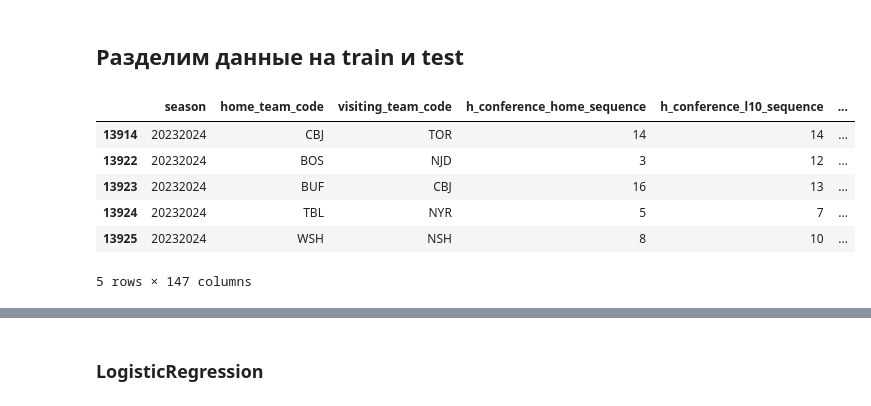
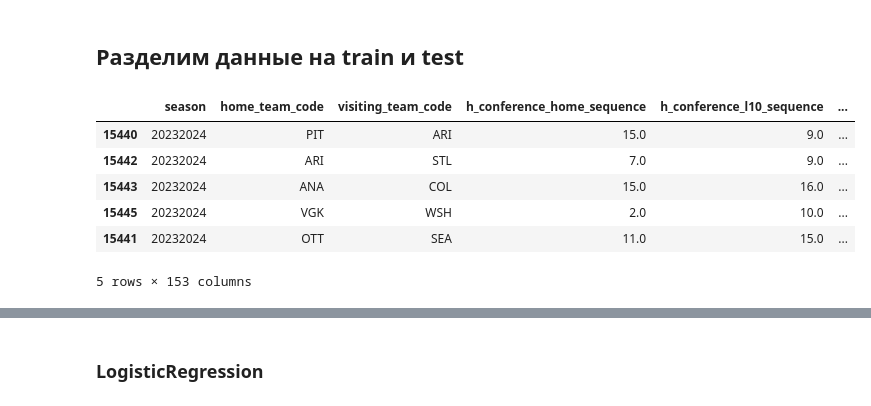
Before and after one commit to maxgalanov/nhl-ml-project, a Jupyter notebook: nhl_project/notebooks/EDA_train_model.ipynb, the cells around one changed output, grey strips where cells are left out. Cells and saved outputs as stored; diff of their text form; code cells hidden in the pictures.

```diff
--- a/nhl_project/notebooks/EDA_train_model.ipynb
+++ b/nhl_project/notebooks/EDA_train_model.ipynb
@@ -44,0 +164,4 @@ df_games.head()
+# %%
+df_games = df_games.toPandas()
+teams_stat = teams_stat.toPandas()
+nhl_games_odds = nhl_games_odds.toPandas()
@@ -49,2 +173,0 @@ missingno.matrix(df_games, figsize=(20, 7), label_rotation=45, fontsize=10);
-# %%
-df_games.dropna(inplace=True)
@@ -116,3 +285,17 @@ fig.update_layout(
 )
 
 fig.show()
+# %%
+games_merged = (
+    pd.merge(
+        df_games,
+        nhl_games_odds,
+        on=["home_team_name", "game_date", "visiting_team_name"],
+        how="inner",
+    )
+    .sort_values(by="game_date")
+    .fillna(0)
+)
+games_merged.drop(columns=["eastern_dt"], inplace=True)
+
+games_merged.tail()
@@ -119,41 +310,43 @@ fig.show()
 # %% [markdown]
 ## Разделим данные на train и test
 # %%
-df_games = df_games.sort_values(by='game_date')
+games_merged = games_merged.sort_values(by="game_date").drop(
+    columns=[
+        "game_source_id",
+        "eastern_start_time",
+        "game_date",
+        "game_type",
+        "score_delta",
+        "home_team_name",
+        "visiting_team_name",
+        "home_score",
+        "visiting_score",
+        "total_goals",
+        "v_team_name",
+        "h_team_name",
+    ]
+)
 
-test_index = int(0.05 * len(df_games))
+test_index = int(0.06 * len(games_merged))
 
-df_train = df_games.iloc[:-test_index]
-df_test = df_games.iloc[-test_index:]
+df_train = games_merged.iloc[:-test_index]
+df_test = games_merged.iloc[-test_index:]
 
-X_train = df_train.drop(columns=["game_source_id",
-                                 "game_date",
-                                 "game_type",
-                                 "score_delta",
-                                 "home_team_winner",
-                                 "home_score",
-                                 "visiting_score"])
+X_train = df_train.drop(columns=["home_team_winner"])
 y_train = df_train.home_team_winner
 
-X_test = df_test.drop(columns=["game_source_id",
-                               "game_date",
-                                "game_type",
-                                "score_delta",
-                                "home_team_winner",
-                                "home_score",
-                                "visiting_score"])
-
+X_test = df_test.drop(columns=["home_team_winner"])
 y_test = df_test.home_team_winner
 
 X_train.tail()
 # %% [output]
 |  | season | home_team_code | visiting_team_code | h_conference_home_sequence | h_conference_l10_sequence | ... |
-| 13914 | 20232024 | CBJ | TOR | 14 | 14 | ... |
-| 13922 | 20232024 | BOS | NJD | 3 | 12 | ... |
-| 13923 | 20232024 | BUF | CBJ | 16 | 13 | ... |
-| 13924 | 20232024 | TBL | NYR | 5 | 7 | ... |
-| 13925 | 20232024 | WSH | NSH | 8 | 10 | ... |
+| 15440 | 20232024 | PIT | ARI | 15.0 | 9.0 | ... |
+| 15442 | 20232024 | ARI | STL | 7.0 | 9.0 | ... |
+| 15443 | 20232024 | ANA | COL | 15.0 | 16.0 | ... |
+| 15445 | 20232024 | VGK | WSH | 2.0 | 10.0 | ... |
+| 15441 | 20232024 | OTT | SEA | 11.0 | 15.0 | ... |
-5 rows × 147 columns
+5 rows × 153 columns
 # %%
 categorical_features = [
     "season",
```
Also changed, not shown: parts of 67 cells of this notebook.
